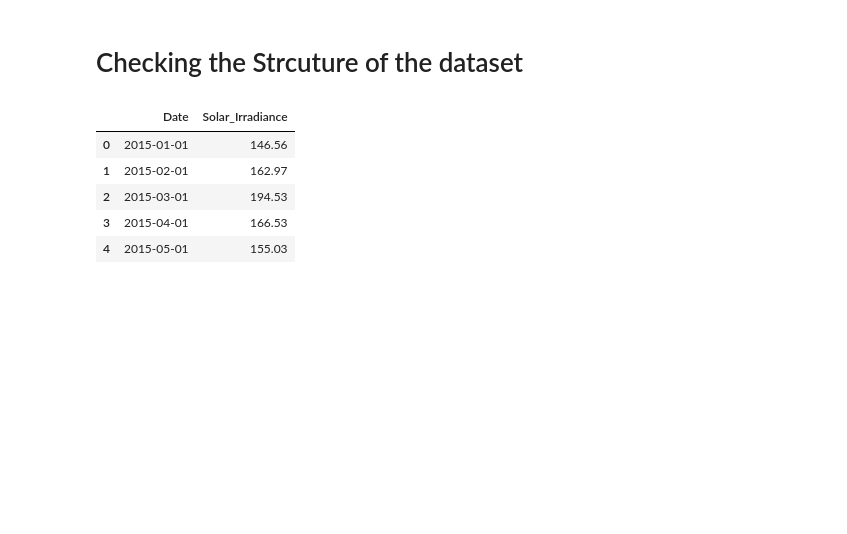
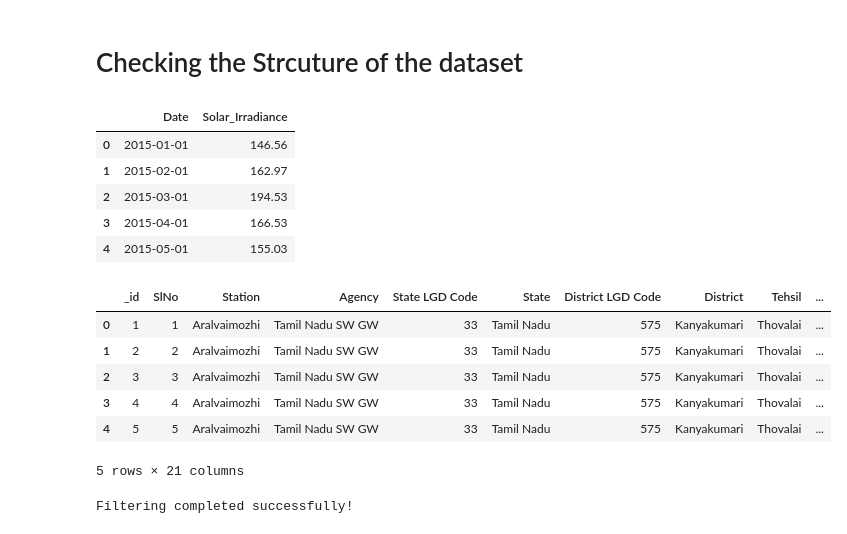
Before and after one commit to tamil43/Final-year-project-2027, a Jupyter notebook: Electricity Demand and Supply Forecasting/Data_pre_processing/solar_irradiance_pre-processing.ipynb, the cells around one changed output. Cells and saved outputs as stored; diff of their text form; code cells hidden in the pictures; blank space fills up the shorter version.

```diff
--- a/Electricity Demand and Supply Forecasting/Data_pre_processing/solar_irradiance_pre-processing.ipynb
+++ b/Electricity Demand and Supply Forecasting/Data_pre_processing/solar_irradiance_pre-processing.ipynb
@@ -108,3 +96,53 @@ df1=pd.read_csv("../Datasets/solar_irradiance.csv")
 | 2 | 2015-03-01 | 194.53 |
 | 3 | 2015-04-01 | 166.53 |
 | 4 | 2015-05-01 | 155.03 |
+# %%
+import pandas as pd
+
+df = pd.read_csv("../Datasets/solar_irradiance_from_2025.csv", nrows=5)
+df.head()
+# %% [output]
+|  | _id | SlNo | Station | Agency | State LGD Code | State | District LGD Code | District | Tehsil | ... |
+| 0 | 1 | 1 | Aralvaimozhi | Tamil Nadu SW GW | 33 | Tamil Nadu | 575 | Kanyakumari | Thovalai | ... |
+| 1 | 2 | 2 | Aralvaimozhi | Tamil Nadu SW GW | 33 | Tamil Nadu | 575 | Kanyakumari | Thovalai | ... |
+| 2 | 3 | 3 | Aralvaimozhi | Tamil Nadu SW GW | 33 | Tamil Nadu | 575 | Kanyakumari | Thovalai | ... |
+| 3 | 4 | 4 | Aralvaimozhi | Tamil Nadu SW GW | 33 | Tamil Nadu | 575 | Kanyakumari | Thovalai | ... |
+| 4 | 5 | 5 | Aralvaimozhi | Tamil Nadu SW GW | 33 | Tamil Nadu | 575 | Kanyakumari | Thovalai | ... |
+5 rows × 21 columns
+# %%
+import pandas as pd
+
+input_file = "../Datasets/solar_irradiance_from_2025.csv"
+output_file = "Solar_Radiation_2025_Onwards.csv"
+
+chunksize = 100000
+
+first_chunk = True
+
+for chunk in pd.read_csv(input_file, chunksize=chunksize):
+
+    # Convert to datetime
+    chunk["Data Acquisition Time"] = pd.to_datetime(
+        chunk["Data Acquisition Time"],
+        format="%d-%m-%Y %H:%M",
+        errors="coerce"
+    )
+
+    # Filter from 01-Jan-2025 onwards
+    filtered = chunk[
+        chunk["Data Acquisition Time"] >= "2025-01-01"
+    ]
+
+    # Save incrementally
+    filtered.to_csv(
+        output_file,
+        mode="w" if first_chunk else "a",
+        index=False,
+        header=first_chunk
+    )
+
+    first_chunk = False
+
+print("Filtering completed successfully!")
+# %% [output]
+Filtering completed successfully!
```
Also changed, not shown: parts of 34 cells of this notebook, 19 other files.
